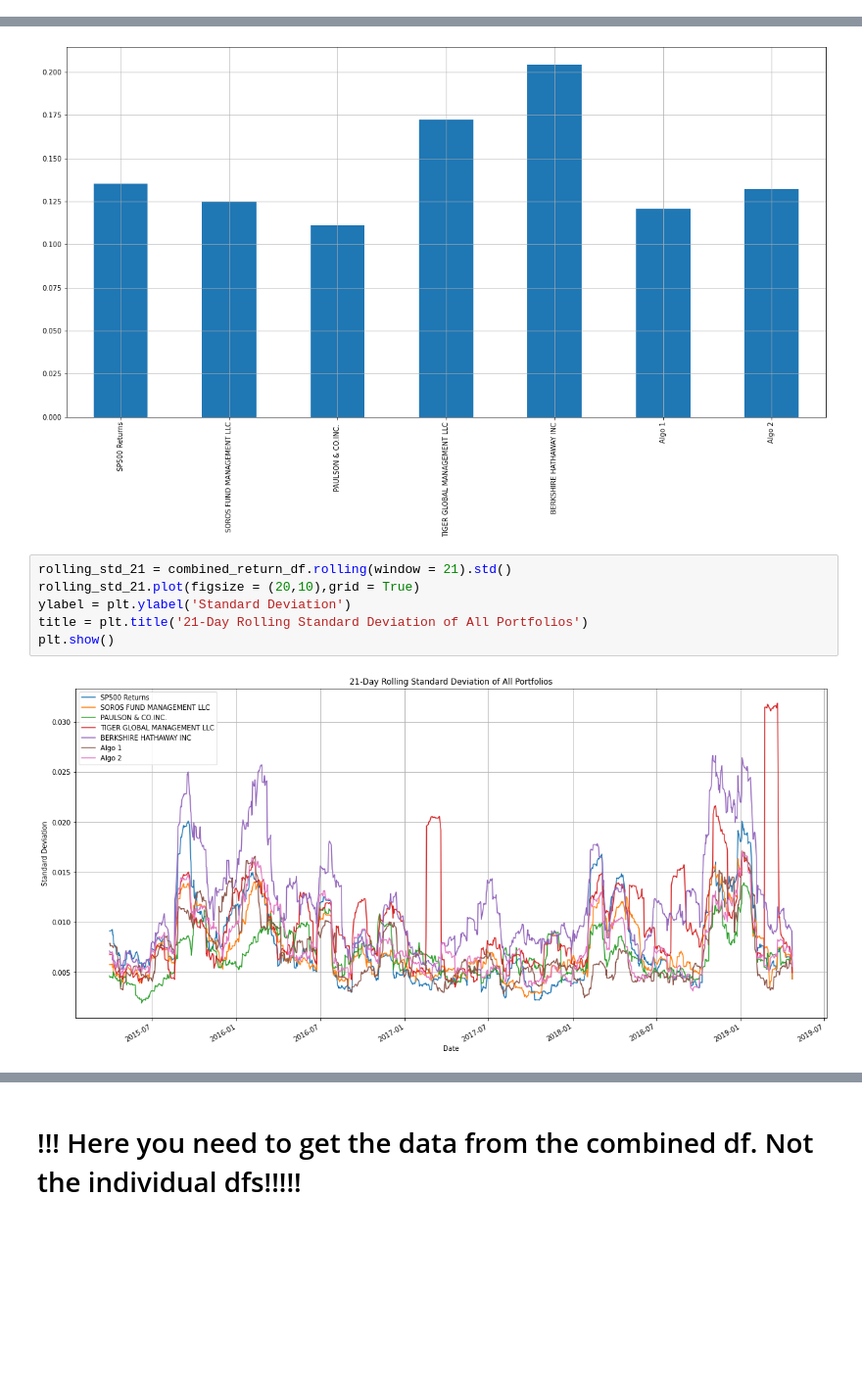
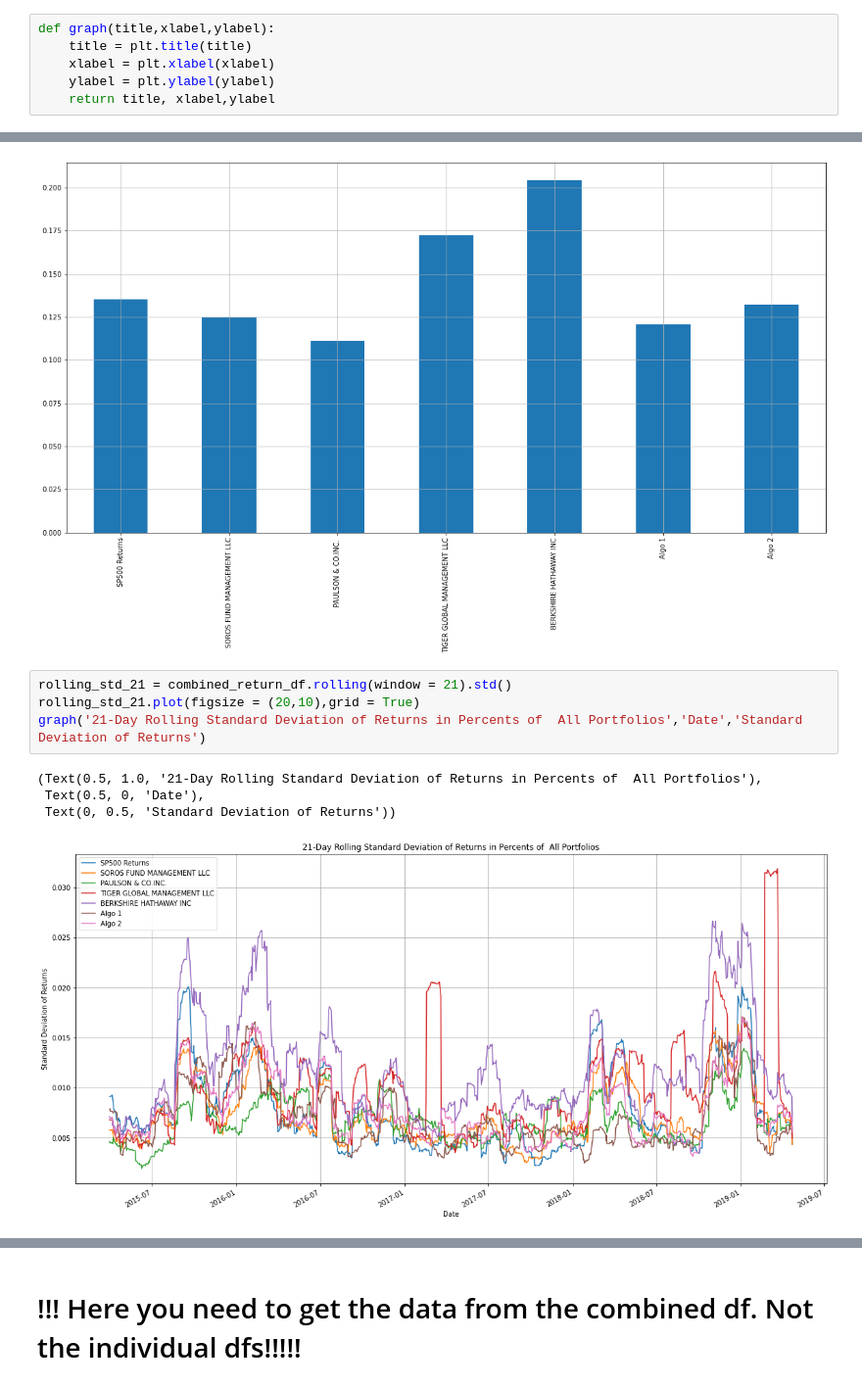
Before and after one commit to Tylryan/Portfolio_Analysis, a Jupyter notebook: Untitled.ipynb, the cells around one changed output, grey strips where cells are left out. Shown at 98% size. Drawn from its saved outputs; the diff is of its cells as text; blank space fills up the shorter version.

```diff
--- a/Untitled.ipynb
+++ b/Untitled.ipynb
@@ -151,6 +151,12 @@ Date
 2019-04-23  0.009622
 
 [1043 rows x 7 columns]
+# %%
+def graph(title,xlabel,ylabel):
+    title = plt.title(title)
+    xlabel = plt.xlabel(xlabel)
+    ylabel = plt.ylabel(ylabel)
+    return title, xlabel,ylabel
 # %%
 # Plot the daily returns of all the portfolios
 combined_return_df.plot(figsize = (20,10),
@@ -226,11 +236,12 @@ dtype: float64
 # %%
 rolling_std_21 = combined_return_df.rolling(window = 21).std()
 rolling_std_21.plot(figsize = (20,10),grid = True)
-ylabel = plt.ylabel('Standard Deviation')
-title = plt.title('21-Day Rolling Standard Deviation of All Portfolios')
-plt.show()
+graph('21-Day Rolling Standard Deviation of Returns in Percents of  All Portfolios','Date','Standard Deviation of Returns')
 # %% [output]
+(Text(0.5, 1.0, '21-Day Rolling Standard Deviation of Returns in Percents of  All Portfolios'),
+ Text(0.5, 0, 'Date'),
+ Text(0, 0.5, 'Standard Deviation of Returns'))
-[figure, old version]
+[figure, new version]
 # %%
 correlation = combined_return_df.corr()
 a4_dims = (20, 8)
```
Also changed, not shown: parts of 9 cells of this notebook.
